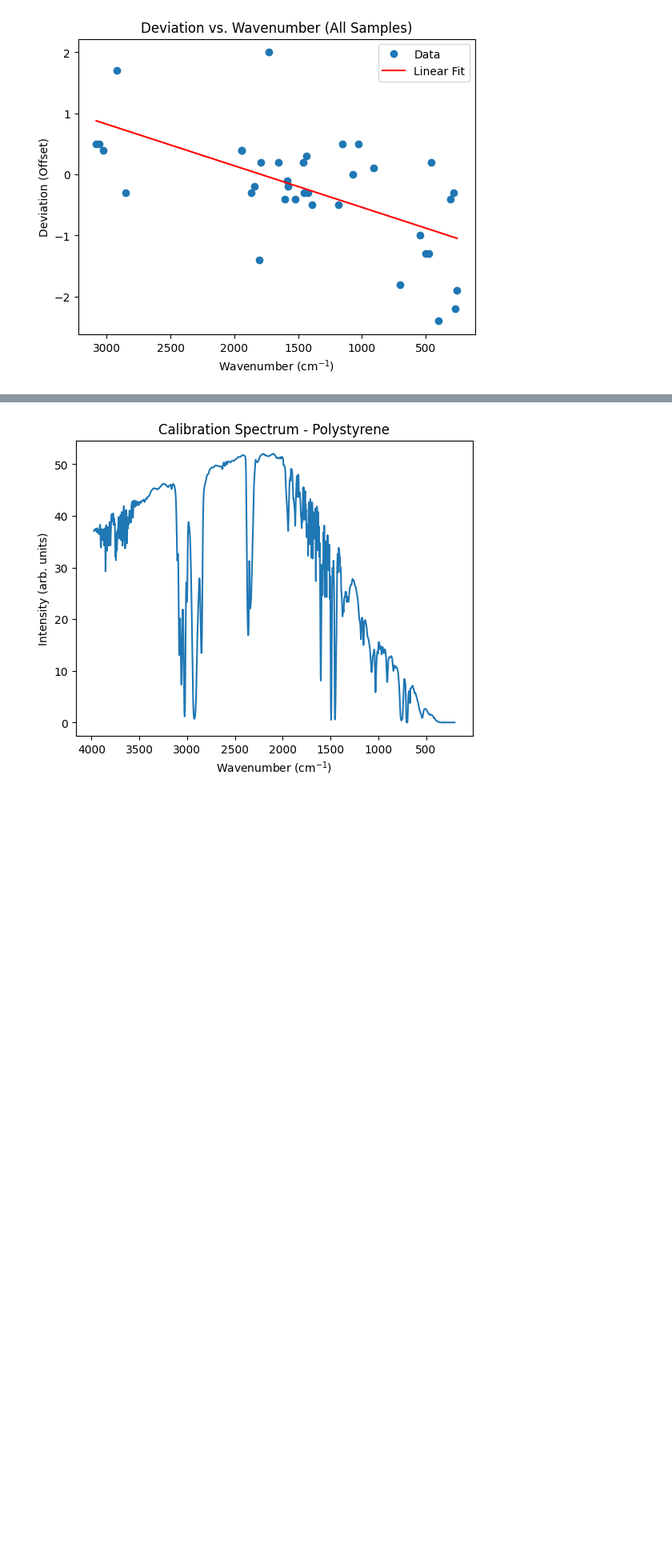
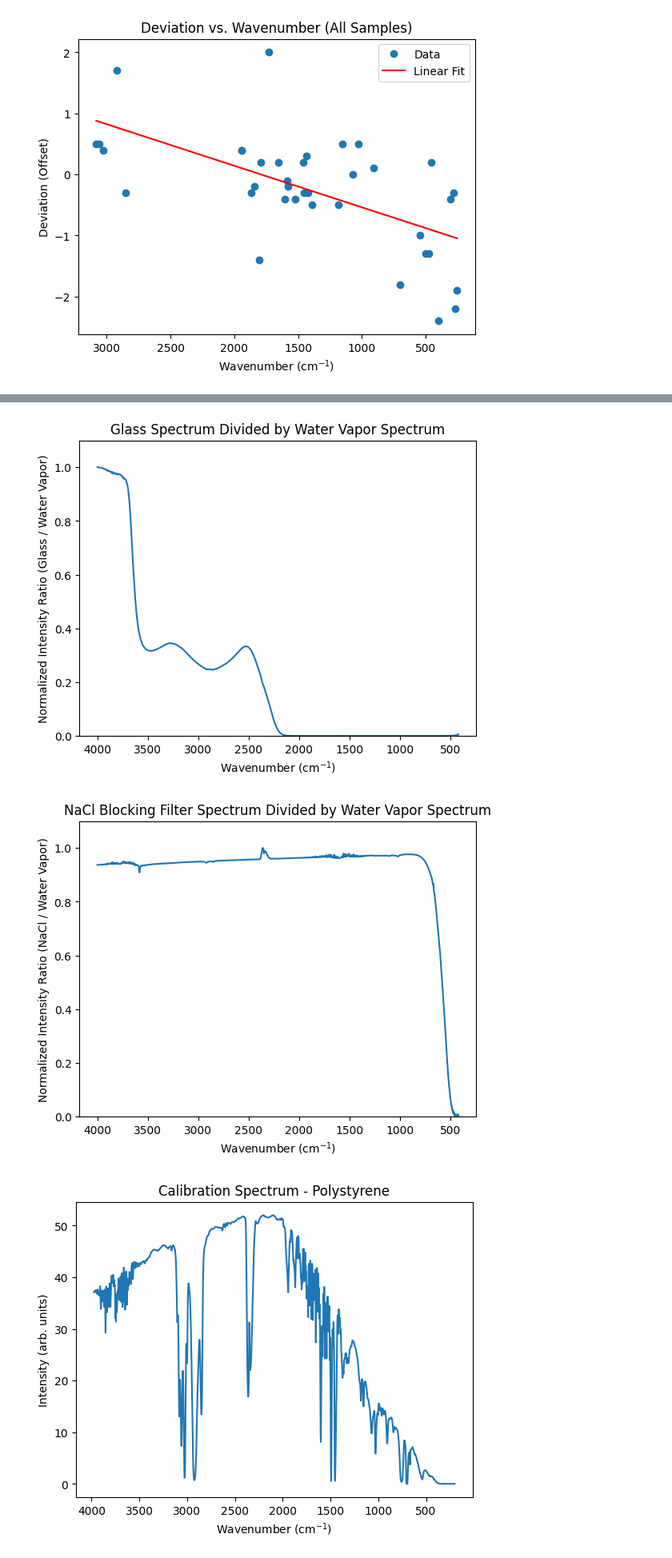
Before and after one commit to kearb-stomp/AdvLabs, a Jupyter notebook: Lab 1/Lab 6 - Lattice Vibrations.ipynb, the cells around one changed output, grey strips where cells are left out. Shown at 80% size. Drawn from its saved outputs; the diff is of its cells as text; code cells hidden in the pictures; blank space fills up the shorter version.

Commit message:
Lab 6 Task 2
Created plots for NaCl, glass filters showing proper absorption

```diff
--- a/Lab 1/Lab 6 - Lattice Vibrations.ipynb
+++ b/Lab 1/Lab 6 - Lattice Vibrations.ipynb
@@ -218,0 +217,11 @@ Slope: 0.0006803299446164669, Intercept: -1.2187692704385258
+# %%
+for key in ['Glass', 'NaCl']:
+    # Merge with Water Vapor on Wavenumber to align the data
+    merged = pd.merge(
+        spectrum_dict[key][['Wavenumber', 'Normalized Intensity']],
+        spectrum_dict['Water Vapor'][['Wavenumber', 'Normalized Intensity']],
+        on='Wavenumber',
+        suffixes=('', '_WaterVapor')
+    )
+    # Create the ratio column
+    spectrum_dict[key]['NormDivWaterVapor'] = merged['Normalized Intensity'] / merged['Normalized Intensity_WaterVapor']
@@ -218,0 +236,14 @@ Slope: 0.0006803299446164669, Intercept: -1.2187692704385258
+# %%
+spectrum_dict_sliced = {}
+
+for key, data in spectrum_dict.items():
+    if 'NormDivWaterVapor' not in data.columns:
+        continue
+    else:
+        spectrum_dict_sliced[key] = utils.noise_cutoff_snr(data, window=25, noise_std_thresh=0.002)
+
+        ### For Debug
+        #print(spectrum_dict_sliced[key])
+
+### For debug
+#print(spectrum_dict_sliced.keys())
@@ -219,3 +252,25 @@ Slope: 0.0006803299446164669, Intercept: -1.2187692704385258
+# %%
+#Create a plot of the glass spectrum divided by the water vapor spectrum
+plt.plot(spectrum_dict_sliced['Glass']['Wavenumber'], spectrum_dict_sliced['Glass']['NormDivWaterVapor']/spectrum_dict_sliced['Glass']['NormDivWaterVapor'].max())
+plt.xlabel('Wavenumber (cm$^{-1}$)')
+#plt.xlim(xmin=375)
+plt.ylim(ymin=0, ymax=1.1)
+plt.ylabel('Normalized Intensity Ratio (Glass / Water Vapor)')
+plt.title('Glass Spectrum Divided by Water Vapor Spectrum')
+plt.gca().invert_xaxis()
+plt.show()
+
+#Create a plot of the NaCl blocking filter spectrum divided by the water vapor spectrum
+plt.plot(spectrum_dict_sliced['NaCl']['Wavenumber'], spectrum_dict_sliced['NaCl']['NormDivWaterVapor']/spectrum_dict_sliced['NaCl']['NormDivWaterVapor'].max())
+plt.xlabel('Wavenumber (cm$^{-1}$)')
+plt.ylabel('Normalized Intensity Ratio (NaCl / Water Vapor)')
+plt.title('NaCl Blocking Filter Spectrum Divided by Water Vapor Spectrum')
+plt.ylim(ymin=0, ymax=1.1)
+plt.gca().invert_xaxis()
+plt.show()
+# %% [output]
+[figure, added]
+[figure, added]
 # %%
 #load the transmissivity data for polystyrene calibration
 styrene_twavenumber, styrene_tintensity = utils.load_data(r'Data/Transmittance/polystyrene.ASC')
```
Also changed, not shown: parts of 9 cells of this notebook, 1 other file.
